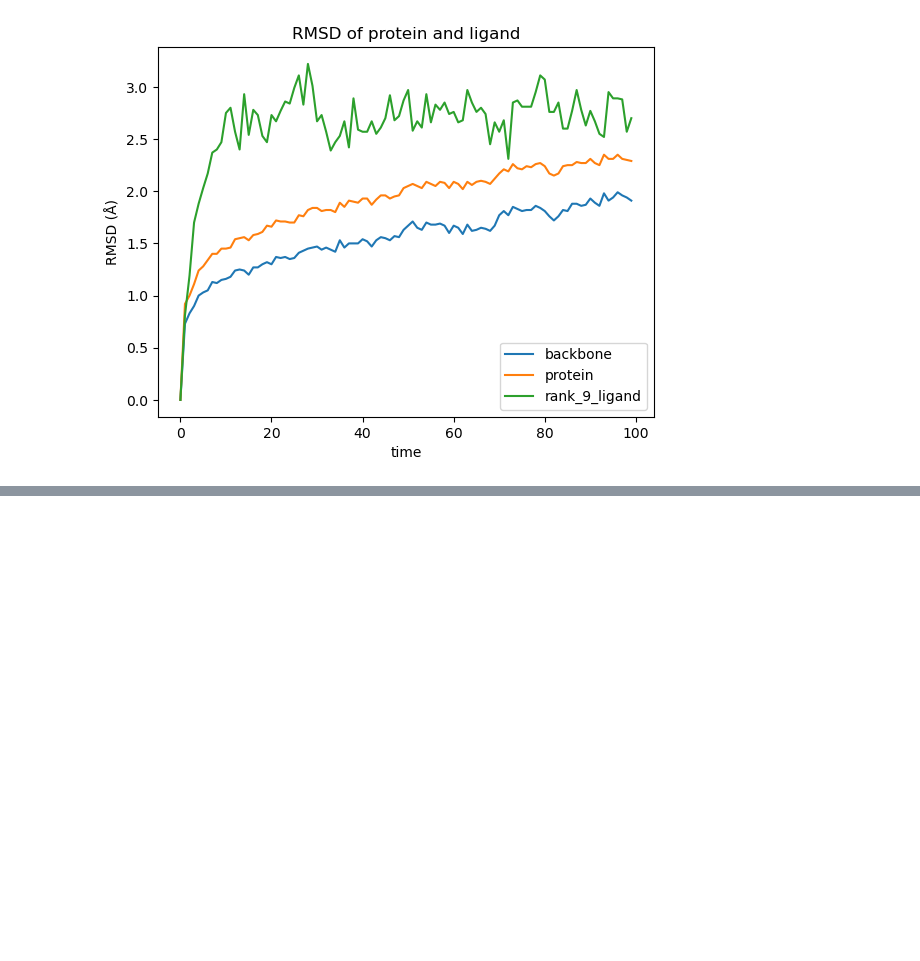
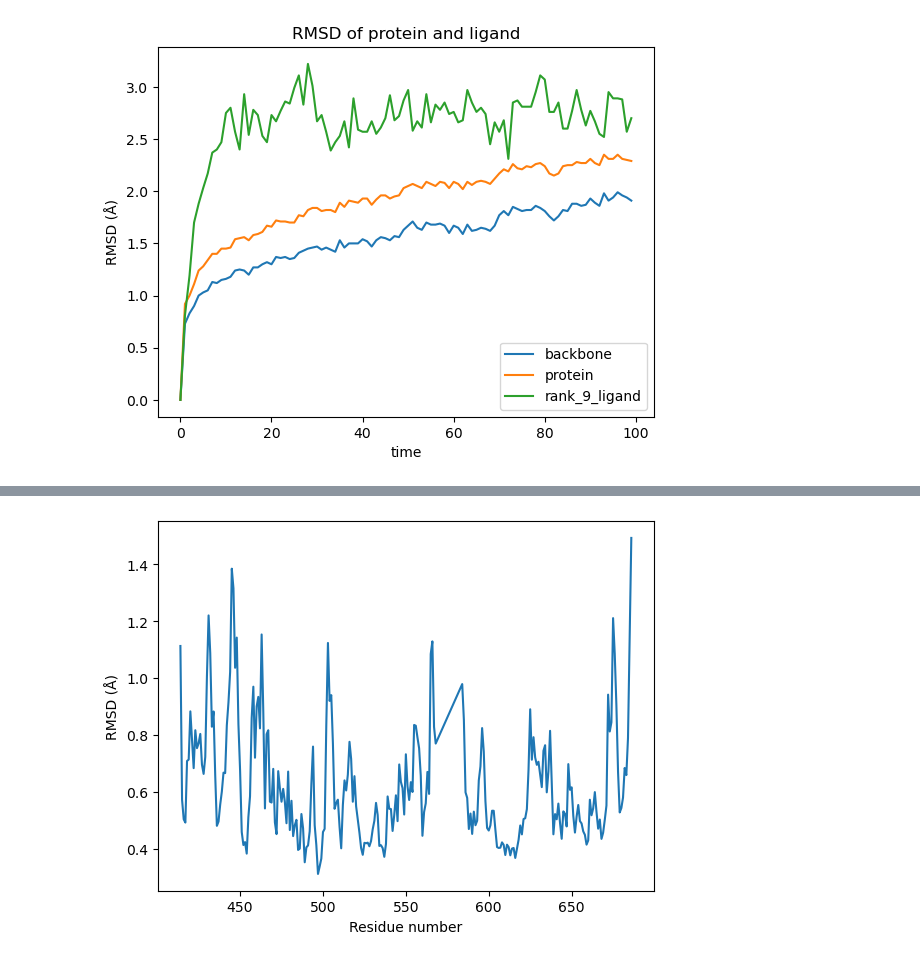
Before and after one commit to DeokhyeonYoon/Molecular-Dynamics-Simulation, a Jupyter notebook: about_rank_9.ipynb, the cells around one changed output, grey strips where cells are left out. Drawn from its saved outputs; the diff is of its cells as text; code cells hidden in the pictures; blank space fills up the shorter version.

```diff
--- a/about_rank_9.ipynb
+++ b/about_rank_9.ipynb
@@ -444,0 +452,28 @@ rmsd.to_csv("rank_9_rmsd_results.csv")
+# %%
+md_universe = mda.Universe(str("./topology_9.pdb"), str("./trajectory_9.xtc"))
+protein = md_universe.select_atoms("protein")
+
+# 1) the current trajectory contains a protein split across
+#    periodic boundaries, so we first make the protein whole and
+#    center it in the box using on-the-fly transformations
+not_protein = md_universe.select_atoms("not protein")
+transforms = [trans.unwrap(protein),
+              trans.center_in_box(protein, wrap=True),
+              trans.wrap(not_protein)]
+md_universe.trajectory.add_transformations(*transforms)
+
+# 2) fit to the initial frame to get a better average structure
+#    (the trajectory is changed in memory)
+prealigner = align.AlignTraj(md_universe, md_universe, select="protein and name CA",
+                             in_memory=True).run()
+
+# 3) reference = average structure
+reference_coordinates = md_universe.trajectory.timeseries(asel=protein).mean(axis=1)
+# make a reference structure (need to reshape into a 1-frame "trajectory")
+reference = mda.Merge(protein).load_new(
+    reference_coordinates[:, None, :], order="afc")
+
+# We created a new universe reference that contains a single frame with the averaged coordinates of the protein.
+# Now we need to fit the whole trajectory to the reference by minimizing the RMSD.
+# We use MDAnalysis.analysis.align.AlignTraj:
+aligner = align.AlignTraj(md_universe, reference, select="protein and name CA", in_memory=True).run()
@@ -444,0 +482,12 @@ rmsd.to_csv("rank_9_rmsd_results.csv")
+# %%
+# The trajectory is now fitted to the reference (the RMSD is stored as aligner.rmsd for further inspection).
+# Now we can calculate the RMSF:
+calphas = protein.select_atoms("name CA")
+rmsfer = RMSF(calphas, verbose=False).run()
+# %%
+plt.plot(calphas.resnums, rmsfer.rmsf)
+plt.xlabel("Residue number")
+plt.ylabel("RMSD (Å)")
+plt.savefig("rank9_rmsf_results.png")
+# %% [output]
+[figure, added]
```
Also changed, not shown: parts of 2 cells of this notebook, 10 other files.
